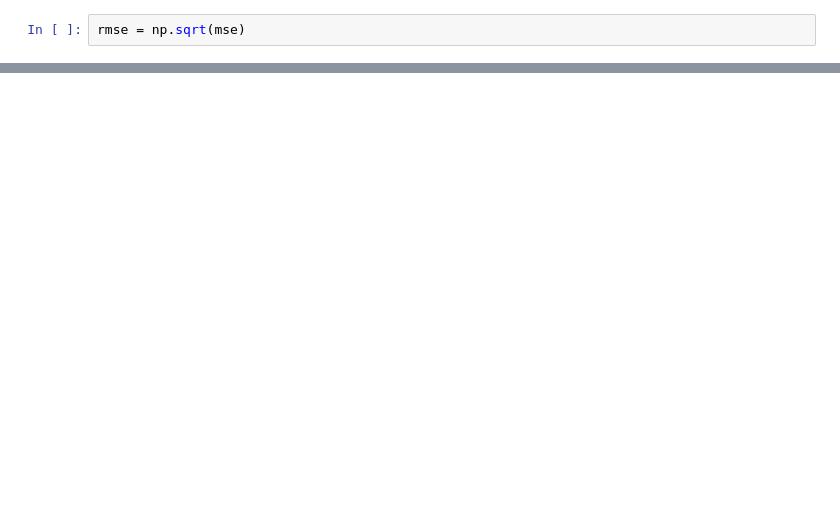
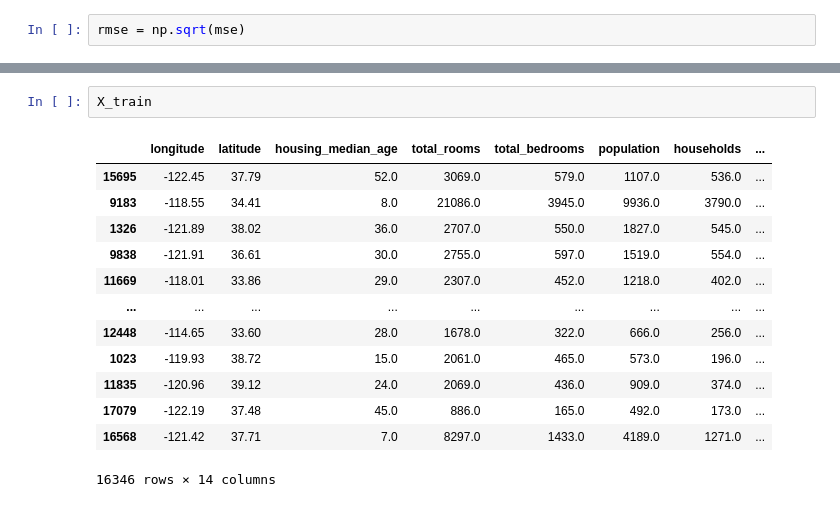
Before and after one commit to GuillermoHernandezSwDev/modelo-reglin-california-housing-prices, a Jupyter notebook: modelorl_costos_casas_ca.ipynb, the cells around one changed output, grey strips where cells are left out. Cells and saved outputs as stored; diff of their text form; blank space fills up the shorter version.

```diff
--- a/modelorl_costos_casas_ca.ipynb
+++ b/modelorl_costos_casas_ca.ipynb
@@ -254,0 +274,16 @@ np.float64(68329.76286582589)
+# %%
+X_train
+# %% [output]
+|  | longitude | latitude | housing_median_age | total_rooms | total_bedrooms | population | households | ... |
+| 15695 | -122.45 | 37.79 | 52.0 | 3069.0 | 579.0 | 1107.0 | 536.0 | ... |
+| 9183 | -118.55 | 34.41 | 8.0 | 21086.0 | 3945.0 | 9936.0 | 3790.0 | ... |
+| 1326 | -121.89 | 38.02 | 36.0 | 2707.0 | 550.0 | 1827.0 | 545.0 | ... |
+| 9838 | -121.91 | 36.61 | 30.0 | 2755.0 | 597.0 | 1519.0 | 554.0 | ... |
+| 11669 | -118.01 | 33.86 | 29.0 | 2307.0 | 452.0 | 1218.0 | 402.0 | ... |
+| ... | ... | ... | ... | ... | ... | ... | ... | ... |
+| 12448 | -114.65 | 33.60 | 28.0 | 1678.0 | 322.0 | 666.0 | 256.0 | ... |
+| 1023 | -119.93 | 38.72 | 15.0 | 2061.0 | 465.0 | 573.0 | 196.0 | ... |
+| 11835 | -120.96 | 39.12 | 24.0 | 2069.0 | 436.0 | 909.0 | 374.0 | ... |
+| 17079 | -122.19 | 37.48 | 45.0 | 886.0 | 165.0 | 492.0 | 173.0 | ... |
+| 16568 | -121.42 | 37.71 | 7.0 | 8297.0 | 1433.0 | 4189.0 | 1271.0 | ... |
+16346 rows × 14 columns
```
Also changed, not shown: parts of 8 cells of this notebook.
